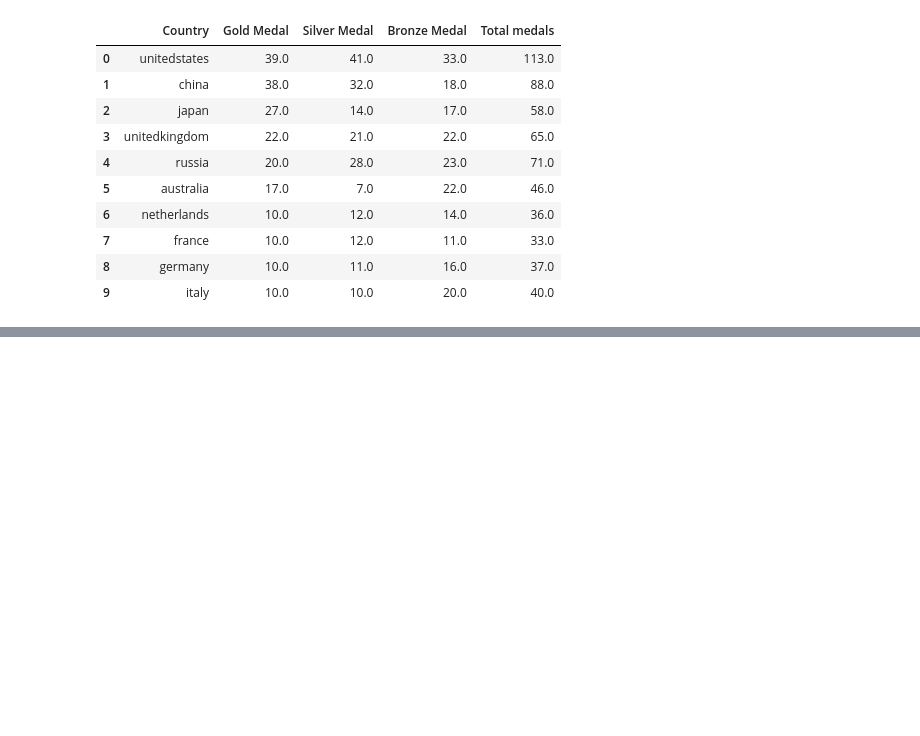
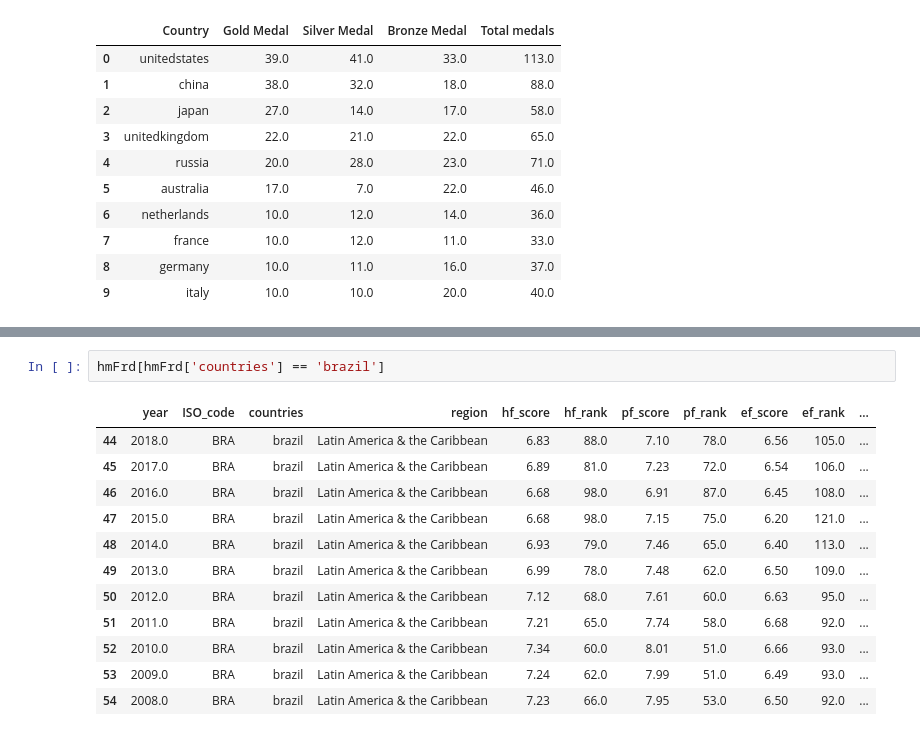
Before and after one commit to HugoVasc/DesafioCIS, a Jupyter notebook: Desafio.ipynb, the cells around one changed output, grey strips where cells are left out. Drawn from its saved outputs; the diff is of its cells as text; blank space fills up the shorter version.

```diff
--- a/Desafio.ipynb
+++ b/Desafio.ipynb
@@ -201,0 +245,15 @@ literacyByRegion.groupby(['Region']).mean()
+# %%
+hmFrd[hmFrd['countries'] == 'brazil']
+# %% [output]
+|  | year | ISO_code | countries | region | hf_score | hf_rank | pf_score | pf_rank | ef_score | ef_rank | ... |
+| 44 | 2018.0 | BRA | brazil | Latin America & the Caribbean | 6.83 | 88.0 | 7.10 | 78.0 | 6.56 | 105.0 | ... |
+| 45 | 2017.0 | BRA | brazil | Latin America & the Caribbean | 6.89 | 81.0 | 7.23 | 72.0 | 6.54 | 106.0 | ... |
+| 46 | 2016.0 | BRA | brazil | Latin America & the Caribbean | 6.68 | 98.0 | 6.91 | 87.0 | 6.45 | 108.0 | ... |
+| 47 | 2015.0 | BRA | brazil | Latin America & the Caribbean | 6.68 | 98.0 | 7.15 | 75.0 | 6.20 | 121.0 | ... |
+| 48 | 2014.0 | BRA | brazil | Latin America & the Caribbean | 6.93 | 79.0 | 7.46 | 65.0 | 6.40 | 113.0 | ... |
+| 49 | 2013.0 | BRA | brazil | Latin America & the Caribbean | 6.99 | 78.0 | 7.48 | 62.0 | 6.50 | 109.0 | ... |
+| 50 | 2012.0 | BRA | brazil | Latin America & the Caribbean | 7.12 | 68.0 | 7.61 | 60.0 | 6.63 | 95.0 | ... |
+| 51 | 2011.0 | BRA | brazil | Latin America & the Caribbean | 7.21 | 65.0 | 7.74 | 58.0 | 6.68 | 92.0 | ... |
+| 52 | 2010.0 | BRA | brazil | Latin America & the Caribbean | 7.34 | 60.0 | 8.01 | 51.0 | 6.66 | 93.0 | ... |
+| 53 | 2009.0 | BRA | brazil | Latin America & the Caribbean | 7.24 | 62.0 | 7.99 | 51.0 | 6.49 | 93.0 | ... |
+| 54 | 2008.0 | BRA | brazil | Latin America & the Caribbean | 7.23 | 66.0 | 7.95 | 53.0 | 6.50 | 92.0 | ... |
```
Also changed, not shown: parts of 9 cells of this notebook, 1 other file.
